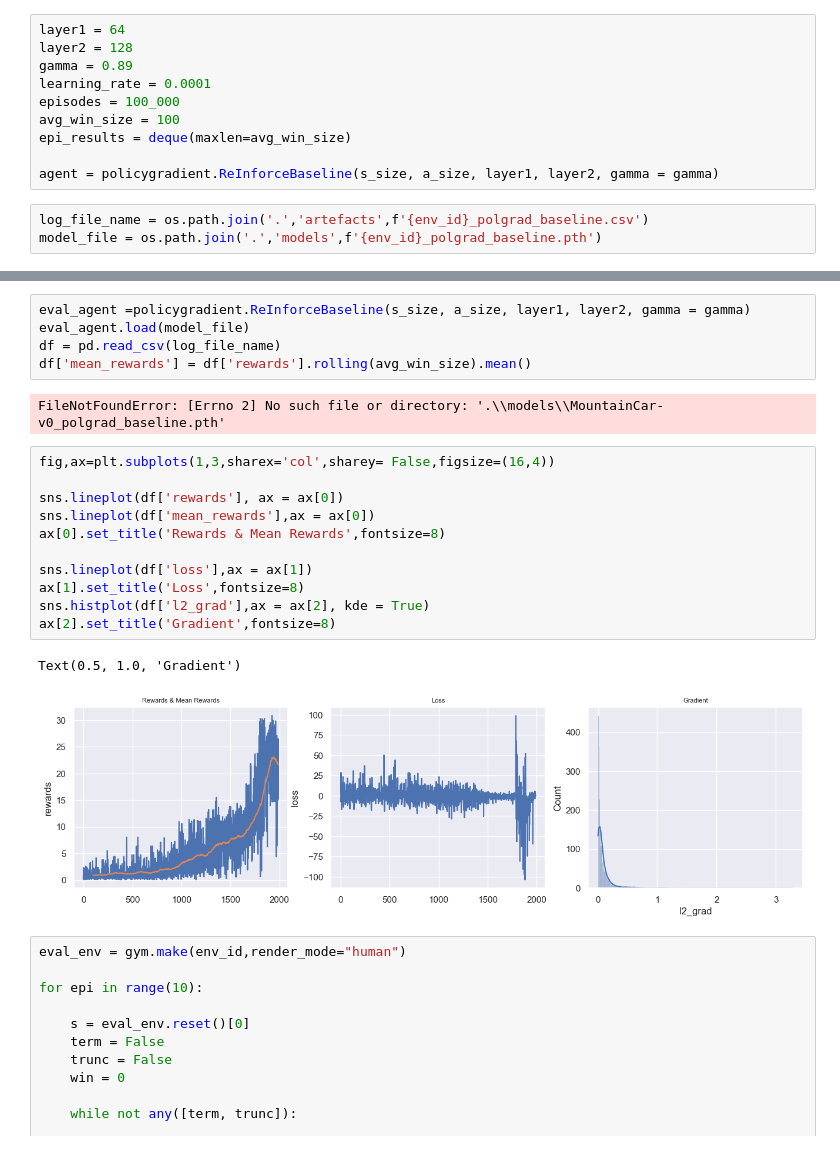
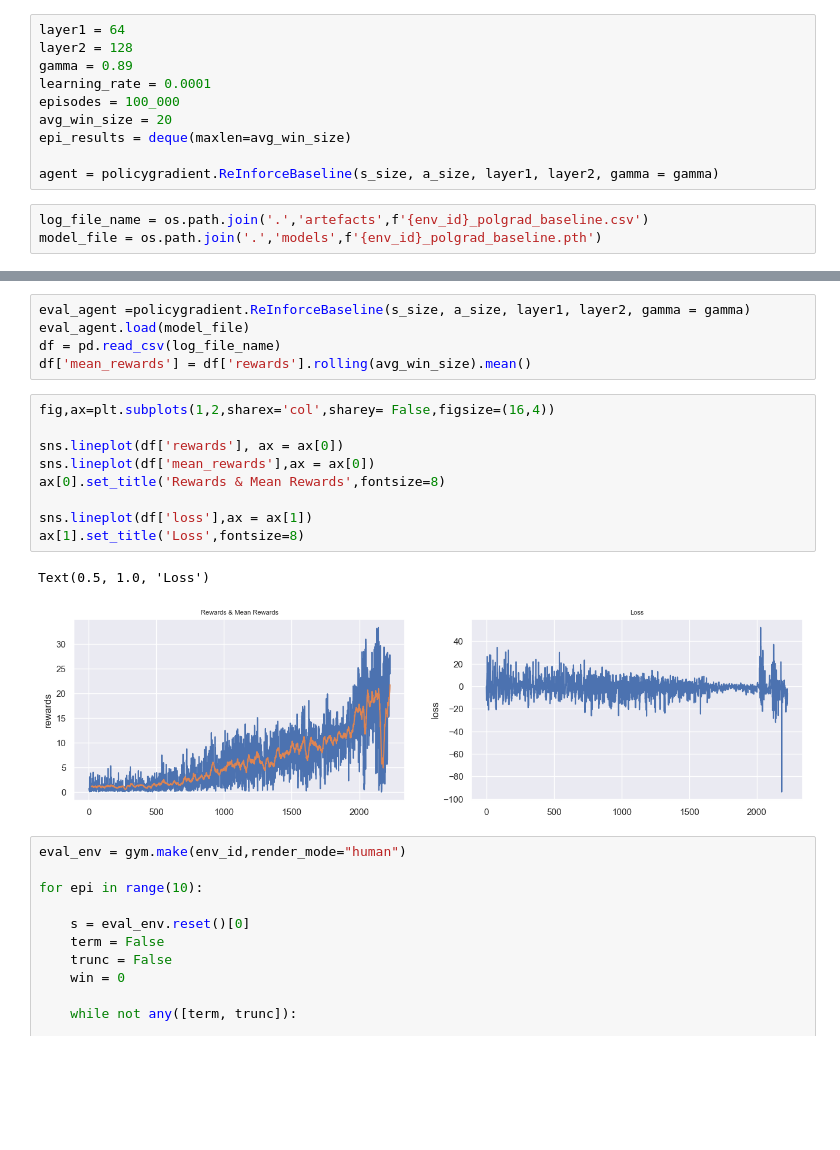
Before and after one commit to Arindam75/Reinforcementlearning, a Jupyter notebook: policygradient/02_mountaincar_polgrad_baseline.ipynb, the cells around one changed output, grey strips where cells are left out. Cells and saved outputs as stored; diff of their text form; blank space fills up the shorter version.

Commit message:
mountaincar

```diff
--- a/policygradient/02_mountaincar_polgrad_baseline.ipynb
+++ b/policygradient/02_mountaincar_polgrad_baseline.ipynb
@@ -42,7 +42,7 @@ layer2 = 128
 gamma = 0.89
 learning_rate = 0.0001
 episodes = 100_000
-avg_win_size = 100
+avg_win_size = 20
 epi_results = deque(maxlen=avg_win_size)
 
 agent = policygradient.ReInforceBaseline(s_size, a_size, layer1, layer2, gamma = gamma)
@@ -125,22 +122,18 @@ eval_agent =policygradient.ReInforceBaseline(s_size, a_size, layer1, layer2, gam
 eval_agent.load(model_file)
 df = pd.read_csv(log_file_name)
 df['mean_rewards'] = df['rewards'].rolling(avg_win_size).mean()
-# %% [output]
-FileNotFoundError: [Errno 2] No such file or directory: '.\\models\\MountainCar-v0_polgrad_baseline.pth'
 # %%
-fig,ax=plt.subplots(1,3,sharex='col',sharey= False,figsize=(16,4))
+fig,ax=plt.subplots(1,2,sharex='col',sharey= False,figsize=(16,4))
 
 sns.lineplot(df['rewards'], ax = ax[0])
 sns.lineplot(df['mean_rewards'],ax = ax[0])
 ax[0].set_title('Rewards & Mean Rewards',fontsize=8)
 
 sns.lineplot(df['loss'],ax = ax[1])
 ax[1].set_title('Loss',fontsize=8)
-sns.histplot(df['l2_grad'],ax = ax[2], kde = True)
-ax[2].set_title('Gradient',fontsize=8)
 # %% [output]
-Text(0.5, 1.0, 'Gradient')
+Text(0.5, 1.0, 'Loss')
-[figure, old version]
+[figure, new version]
 # %%
 eval_env = gym.make(env_id,render_mode="human")
 
```
Also changed, not shown: parts of 2 cells of this notebook, 2 other files.
